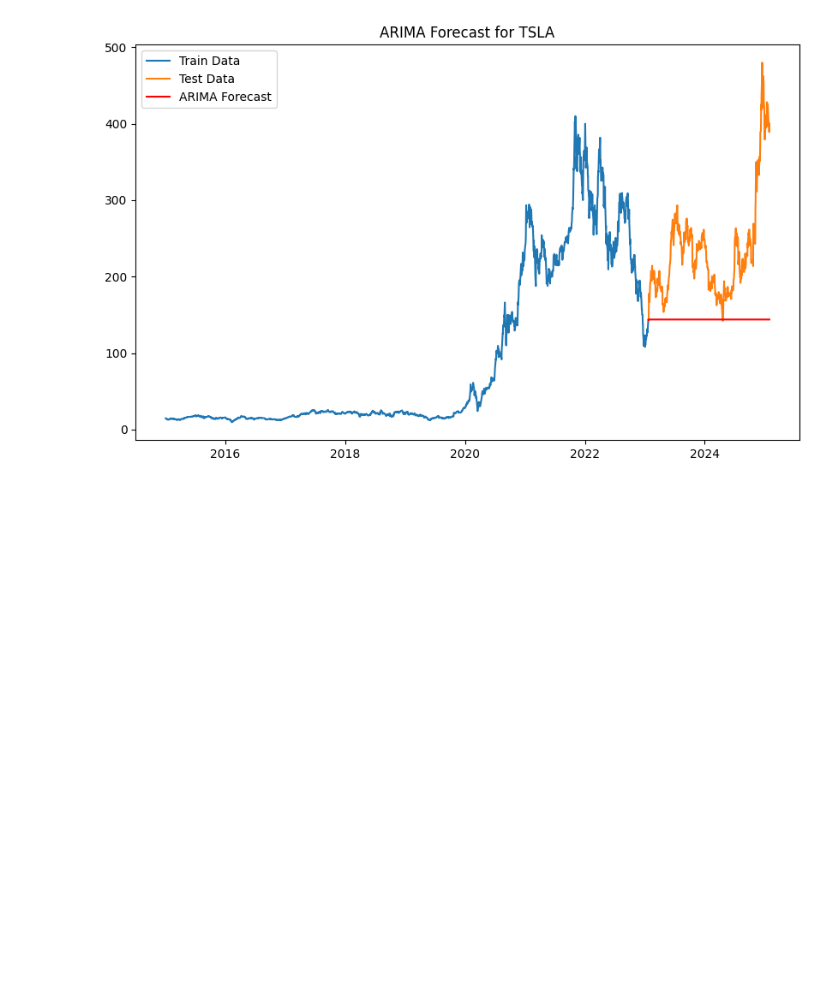
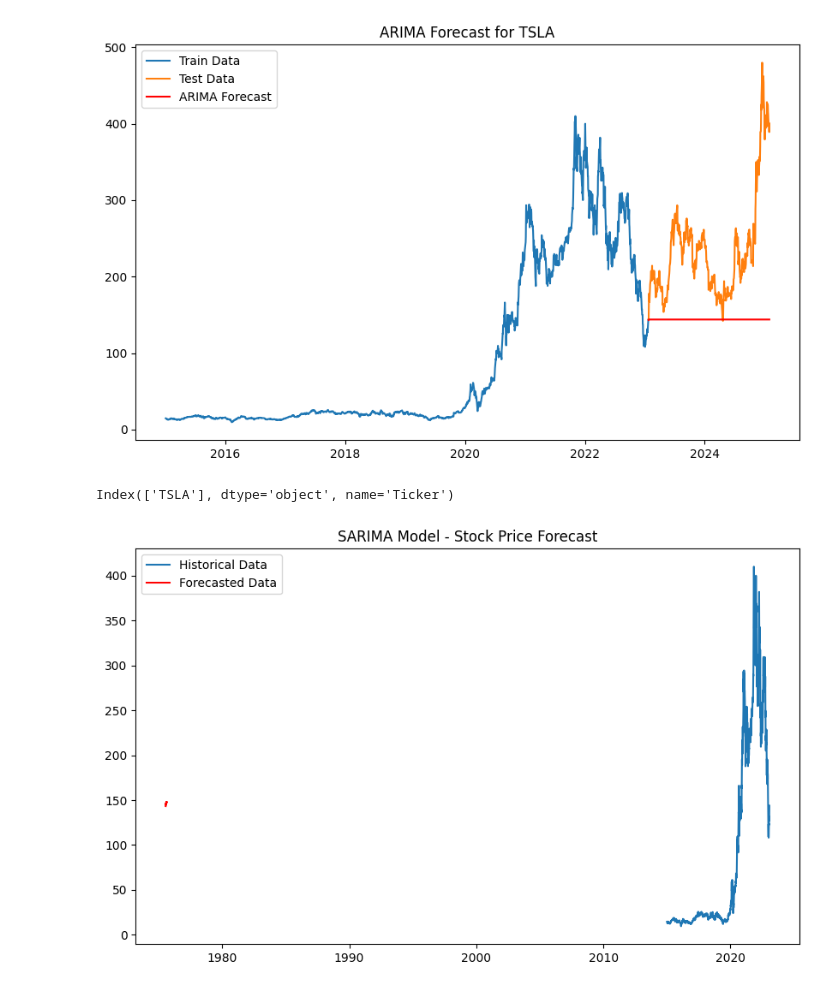
Before and after one commit to Yayerad/GMF-Investments-W11, a Jupyter notebook: notebooks/time-series forcasting.ipynb, the cells around one changed output. Saved outputs shown, nothing was run; the diff lists cells and outputs as text; code cells hidden in the pictures; blank space fills up the shorter version.

Commit message:
sarima model

```diff
--- a/notebooks/time-series forcasting.ipynb
+++ b/notebooks/time-series forcasting.ipynb
@@ -66,3 +66,32 @@ plt.legend()
 plt.show()
 # %% [output]
 [figure]
+# %%
+print(train_data.columns)
+# %% [output]
+Index(['TSLA'], dtype='object', name='Ticker')
+# %%
+from statsmodels.tsa.statespace.sarimax import SARIMAX
+
+# Adjusted SARIMA Model - Non-seasonal AR(5), seasonal AR(1) with different seasonal lag
+sarima_model = SARIMAX(train_data,
+                       order=(5, 1, 0),  # Non-seasonal AR(5) model
+                       seasonal_order=(1, 1, 1, 7))  # Seasonal AR(1) model, seasonality of 7 periods
+sarima_model_fit = sarima_model.fit()
+
+# Forecasting
+forecast_steps = 30  # Number of days to forecast
+forecast = sarima_model_fit.get_forecast(steps=forecast_steps)
+forecast_values = forecast.predicted_mean
+
+# Plotting the forecast
+import matplotlib.pyplot as plt
+
+plt.figure(figsize=(10, 6))
+plt.plot(train_data.index, train_data['TSLA'], label='Historical Data')
+plt.plot(forecast.predicted_mean.index, forecast_values, label='Forecasted Data', color='red')
+plt.title('SARIMA Model - Stock Price Forecast')
+plt.legend()
+plt.show()
+# %% [output]
+[figure, added]
```
